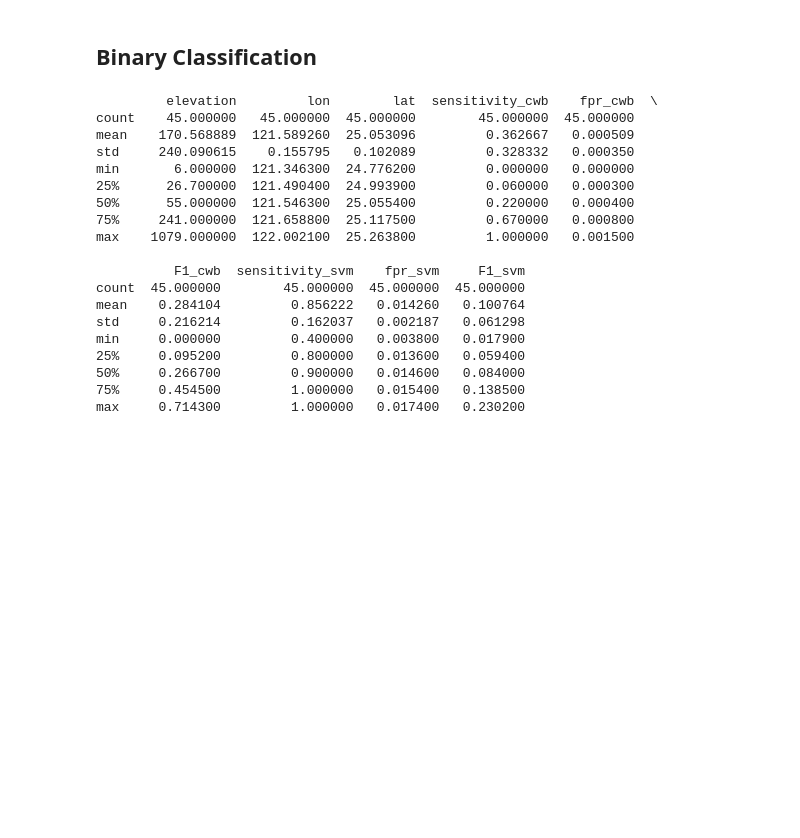
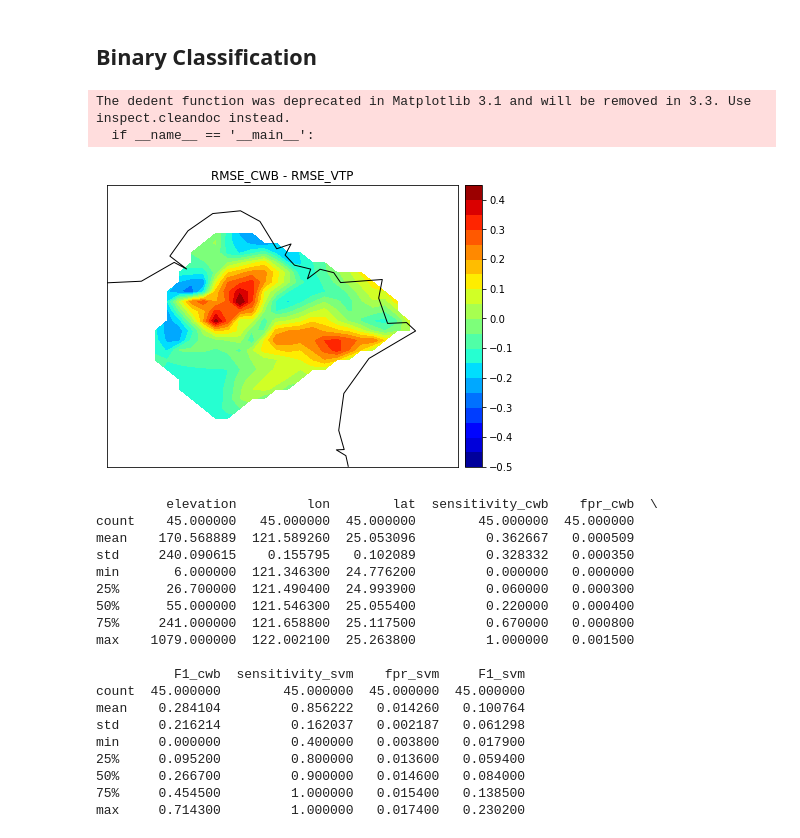
Before and after one commit to tingsyo/qpetw, a Jupyter notebook: results/02_data_on_map.ipynb, the cells around one changed output. Saved outputs shown, nothing was run; the diff lists cells and outputs as text; code cells hidden in the pictures; blank space fills up the shorter version.

Commit message:
- Updated notebooks for figures

```diff
--- a/results/02_data_on_map.ipynb
+++ b/results/02_data_on_map.ipynb
@@ -128,6 +128,26 @@ The dedent function was deprecated in Matplotlib 3.1 and will be removed in 3.3.
 [figure]
 # %% [markdown]
 ## Binary Classification
+# %%
+# Retrieve the station location and values
+lons = vtp['lon']
+lats = vtp['lat']
+rmse = cwb['rmse'] - vtp['rmse']
+rmsegrid = griddata((lons, lats), rmse, (Xtw, Ytw), method='linear', rescale=True)
+
+#
+plt.figure(figsize=(6,6))                           # Define the figure size
+m = Basemap(llcrnrlon=lon0, urcrnrlon=lon1, llcrnrlat=lat0, urcrnrlat=lat1, resolution='i') # Make a map of East Asia
+m.contourf(Xtw, Ytw, rmsegrid, levels=np.arange(-0.5, 0.5, 0.05), cmap=plt.cm.jet) # Draw a filled-contour plot with the interpolated grid data
+m.drawcoastlines()                                  # Draw the coastlines
+cb = m.colorbar()                                   # Show colorbar
+plt.title('RMSE_CWB - RMSE_VTP')                # Add colobar title
+plt.tight_layout()
+plt.show()
+# %% [output]
+The dedent function was deprecated in Matplotlib 3.1 and will be removed in 3.3. Use inspect.cleandoc instead.
+  if __name__ == '__main__':
+[figure, added]
 # %%
 # CWB QPE
 evcwbbc = pd.read_csv('cwb_qpe_eval_2016_binary_classification.csv')
```
Also changed, not shown: parts of 1 cell of this notebook, 1 other file.
